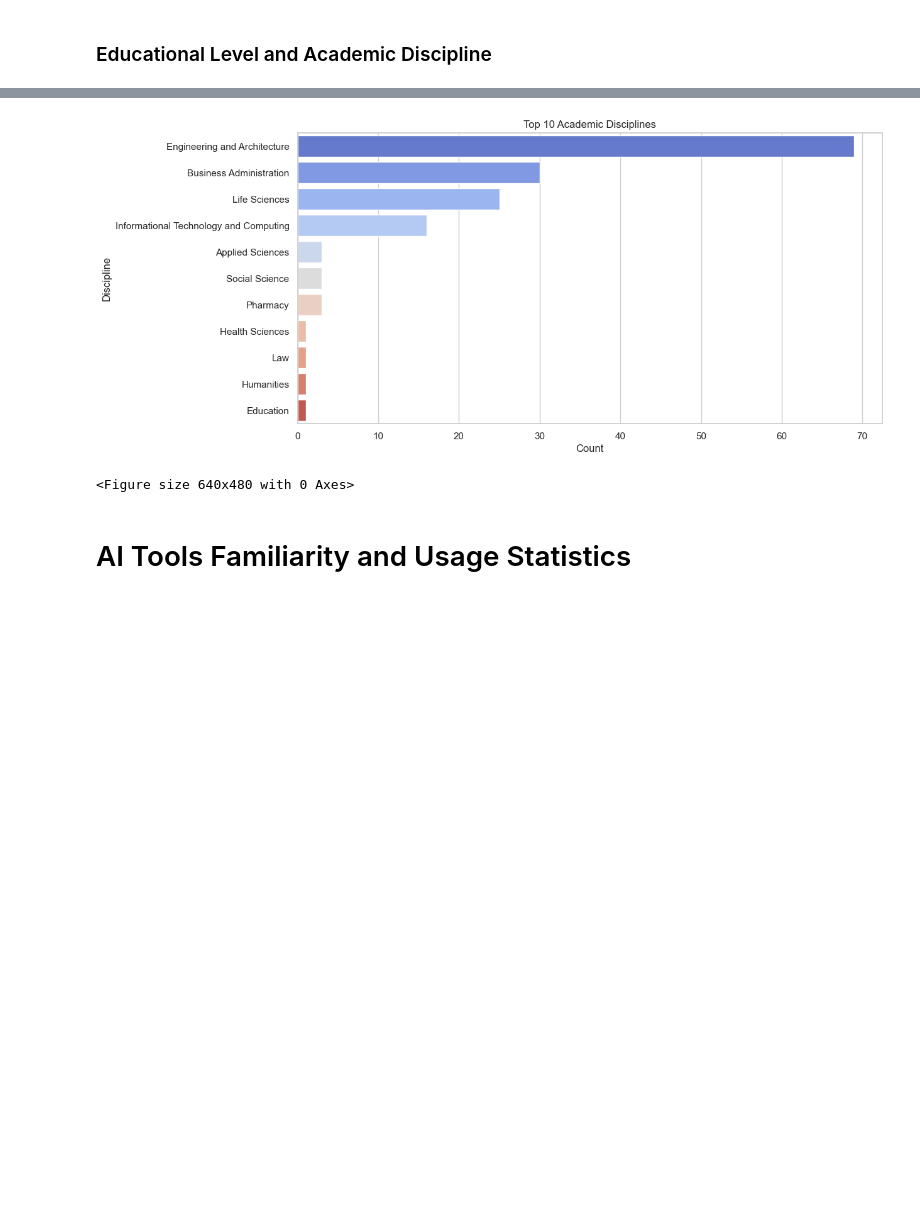
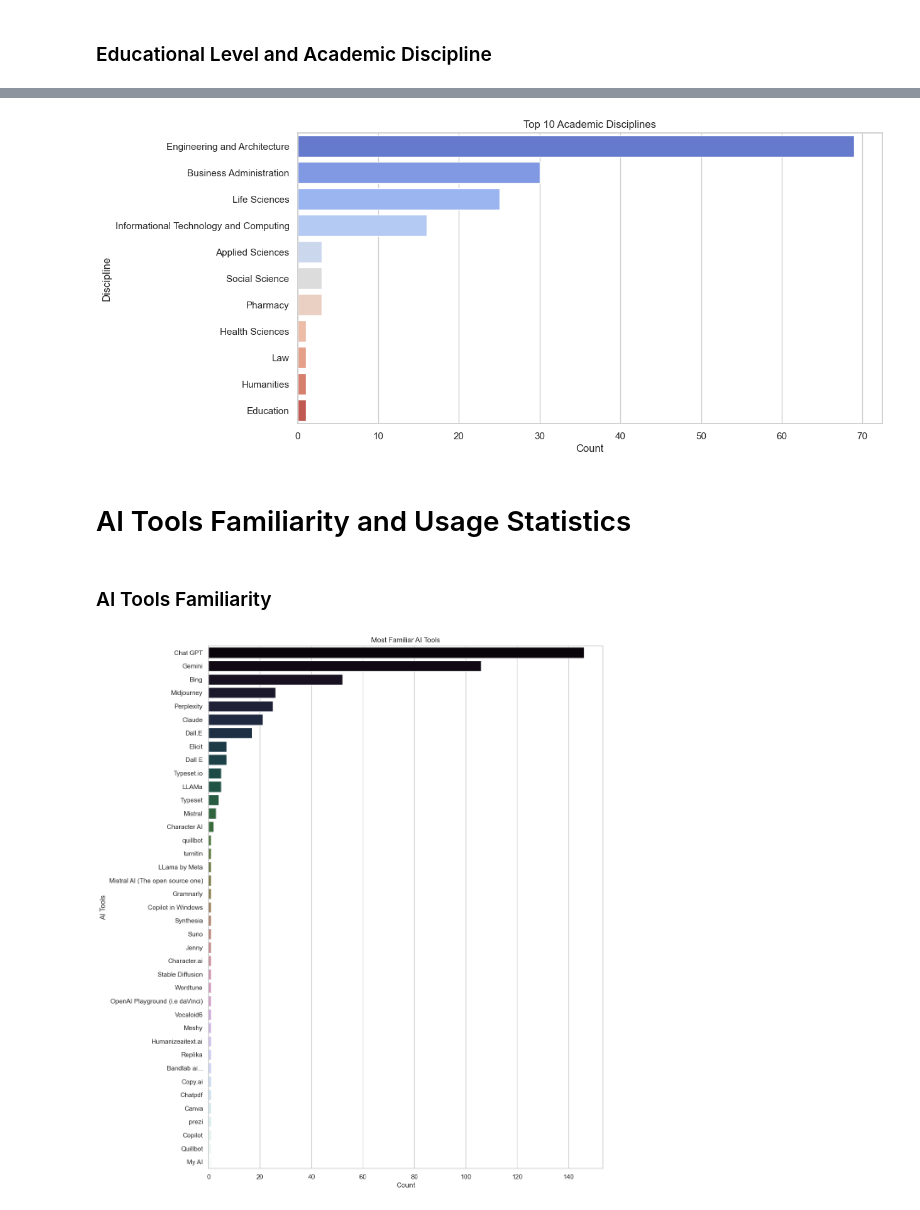
Before and after one commit to NotAlpha45/Survey-on-the-Impact-of-AI-Tools, a Jupyter notebook: code/dataset_exploration.ipynb, the cells around one changed output, grey strips where cells are left out. Cells and saved outputs as stored; diff of their text form; code cells hidden in the pictures; blank space fills up the shorter version.

Commit message:
Some more charts

```diff
--- a/code/dataset_exploration.ipynb
+++ b/code/dataset_exploration.ipynb
@@ -29,6 +29,8 @@ Index(['Timestamp',
        'Have you ever avoided using AI tools due to the high cost of internet or data plans? ',
        'Would you agree to participate in this survey?'],
       dtype='object')
+# %%
+dataset.columns = dataset.columns.str.strip()
 # %%
 sns.set_theme(style="whitegrid")
 # %% [markdown]
@@ -113,12 +109,43 @@ sns.barplot(
 plt.title("Top 10 Academic Disciplines")
 plt.xlabel("Count")
 plt.ylabel("Discipline")
-plt.show()
-
 filename = "../results/top_10_academic_disciplines.png"
 plt.savefig(filename)
+plt.show()
 # %% [output]
 [figure]
-<Figure size 640x480 with 0 Axes>
 # %% [markdown]
 # AI Tools Familiarity and Usage Statistics
+# %% [markdown]
+### AI Tools Familiarity
+# %%
+dataset["AI Tools Familiarity"] = dataset[
+    'Which AI tools are you familiar with? (Select all that applies। You may also enter your own preferences in "other". Write them with comma (,) if you have multiple preferences to enter)'
+].str.split(",")
+
+dataset["AI Usage Tasks"] = dataset[
+    'I use AI tools for the following tasks:  (Select all that applies। You may also enter your own preferences in "other". Write them with comma (,) if you have multiple preferences to enter)'
+].str.split(",")
+
+# Flatten the lists and count occurrences for familiarity
+tools_familiarity = (
+    dataset["AI Tools Familiarity"].dropna().explode().str.strip().value_counts()
+)
+
+# Plot the most familiar AI tools
+plt.figure(figsize=(12, 16))
+sns.barplot(
+    y=tools_familiarity.index[:],
+    x=tools_familiarity.values[:],
+    palette="cubehelix",
+    hue=tools_familiarity.index[:],
+    legend=False,
+)
+plt.title("Most Familiar AI Tools")
+plt.xlabel("Count")
+plt.ylabel("AI Tools")
+filename = "../results/most_familiar_ai_tools_all.png"
+plt.savefig(filename)
+plt.show()
+# %% [output]
+[figure, added]
```
Also changed, not shown: parts of 12 cells of this notebook, 11 other files.
